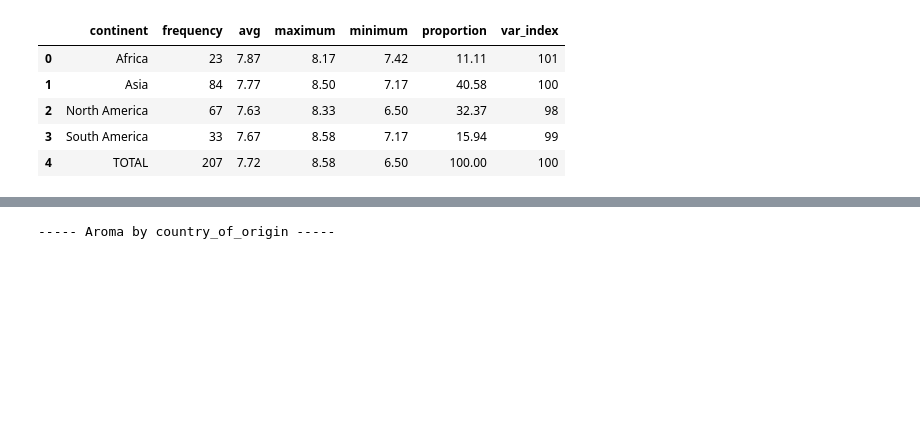
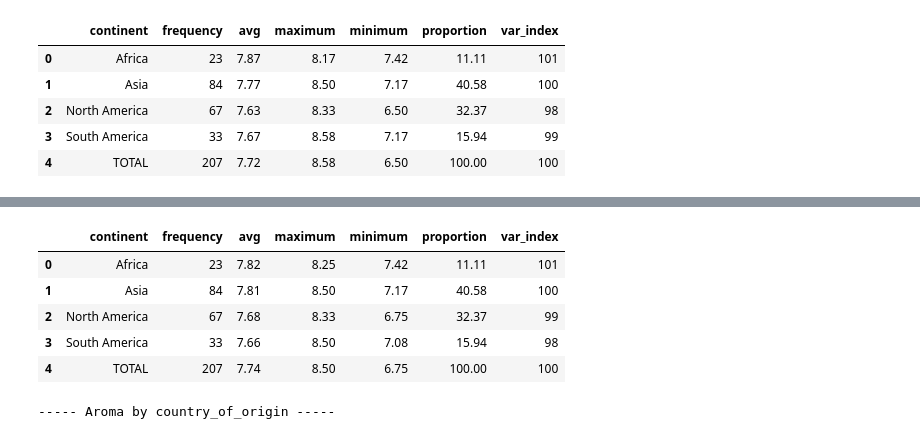
Before and after one commit to mphk33/my_repo, a Jupyter notebook: 20241028_Coffee_Quality/coffee_quality.ipynb, the cells around one changed output, grey strips where cells are left out. Saved outputs shown, nothing was run; the diff lists cells and outputs as text; code cells hidden in the pictures; blank space fills up the shorter version.

```diff
--- a/20241028_Coffee_Quality/coffee_quality.ipynb
+++ b/20241028_Coffee_Quality/coffee_quality.ipynb
@@ -511,3 +842,12 @@ score_by_category('aroma', 'continent')
+# %%
+score_by_category('flavor', 'continent')
+# %% [output]
+|  | continent | frequency | avg | maximum | minimum | proportion | var_index |
+| 0 | Africa | 23 | 7.82 | 8.25 | 7.42 | 11.11 | 101 |
+| 1 | Asia | 84 | 7.81 | 8.50 | 7.17 | 40.58 | 100 |
+| 2 | North America | 67 | 7.68 | 8.33 | 6.75 | 32.37 | 99 |
+| 3 | South America | 33 | 7.66 | 8.50 | 7.08 | 15.94 | 98 |
+| 4 | TOTAL | 207 | 7.74 | 8.50 | 6.75 | 100.00 | 100 |
 # %%
 print('----- Aroma by country_of_origin -----')
 score_by_category('aroma', 'country_of_origin')
```
Also changed, not shown: parts of 29 cells of this notebook.
